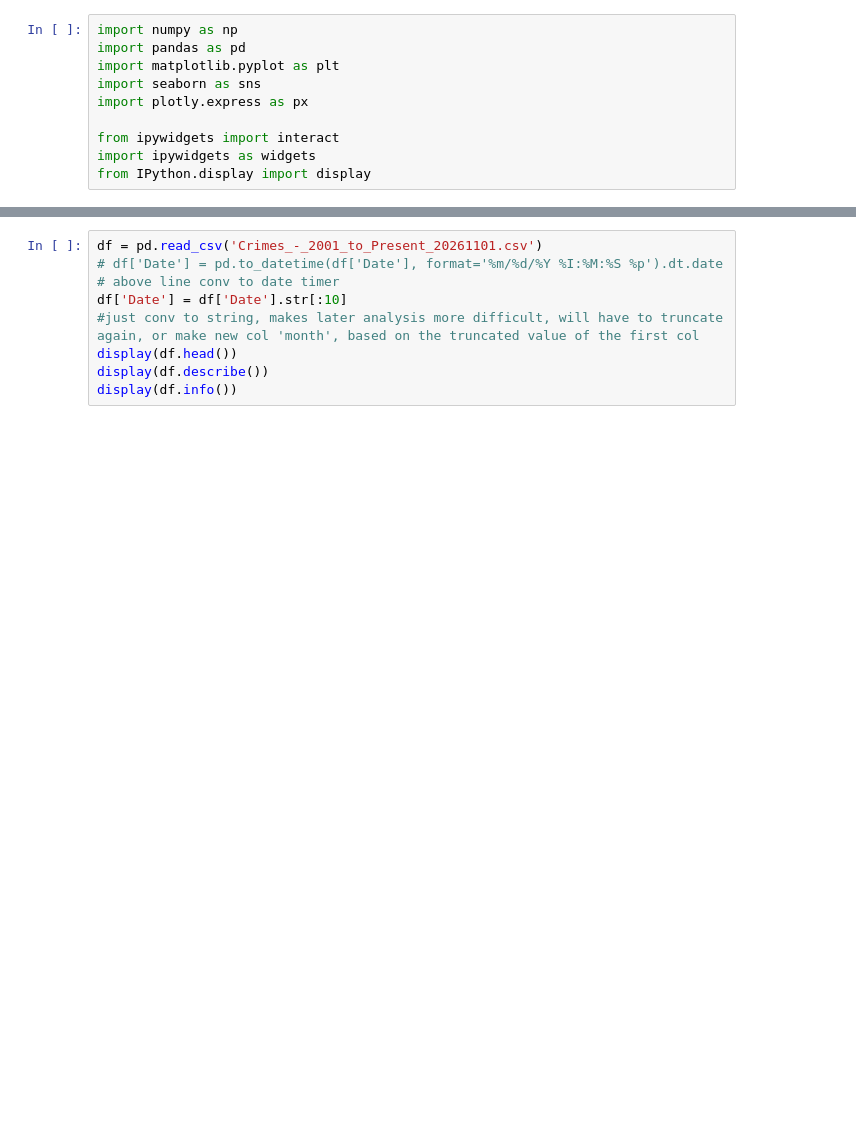
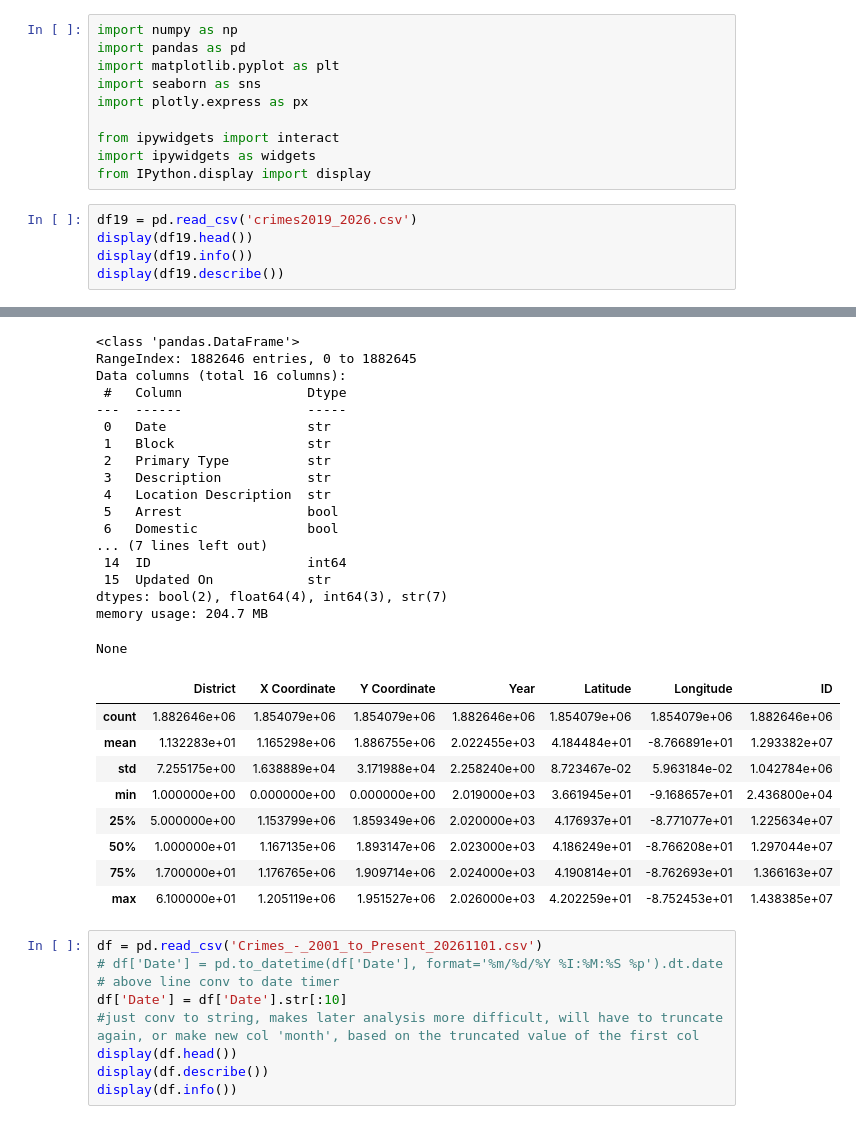
Before and after one commit to elliotlam32/ds2023crime, a Jupyter notebook: optimaldraft.ipynb, the cells around one changed output, grey strips where cells are left out. Saved outputs shown, nothing was run; the diff lists cells and outputs as text; blank space fills up the shorter version.

```diff
--- a/optimaldraft.ipynb
+++ b/optimaldraft.ipynb
@@ -8,3 +8,9 @@ import plotly.express as px
 from ipywidgets import interact
 import ipywidgets as widgets
 from IPython.display import display
+# %%
+df19 = pd.read_csv('crimes2019_2026.csv')
+display(df19.head())
+display(df19.info())
+display(df19.describe())
+# %% [output]
@@ -11,3 +23,30 @@ from IPython.display import display
+<class 'pandas.DataFrame'>
+RangeIndex: 1882646 entries, 0 to 1882645
+Data columns (total 16 columns):
+ #   Column                Dtype
+---  ------                -----
+ 0   Date                  str
+ 1   Block                 str
+ 2   Primary Type          str
+ 3   Description           str
+ 4   Location Description  str
+ 5   Arrest                bool
+ 6   Domestic              bool
+... (7 lines left out)
+ 14  ID                    int64
+ 15  Updated On            str
+dtypes: bool(2), float64(4), int64(3), str(7)
+memory usage: 204.7 MB
+None
+|  | District | X Coordinate | Y Coordinate | Year | Latitude | Longitude | ID |
+| count | 1.882646e+06 | 1.854079e+06 | 1.854079e+06 | 1.882646e+06 | 1.854079e+06 | 1.854079e+06 | 1.882646e+06 |
+| mean | 1.132283e+01 | 1.165298e+06 | 1.886755e+06 | 2.022455e+03 | 4.184484e+01 | -8.766891e+01 | 1.293382e+07 |
+| std | 7.255175e+00 | 1.638889e+04 | 3.171988e+04 | 2.258240e+00 | 8.723467e-02 | 5.963184e-02 | 1.042784e+06 |
+| min | 1.000000e+00 | 0.000000e+00 | 0.000000e+00 | 2.019000e+03 | 3.661945e+01 | -9.168657e+01 | 2.436800e+04 |
+| 25% | 5.000000e+00 | 1.153799e+06 | 1.859349e+06 | 2.020000e+03 | 4.176937e+01 | -8.771077e+01 | 1.225634e+07 |
+| 50% | 1.000000e+01 | 1.167135e+06 | 1.893147e+06 | 2.023000e+03 | 4.186249e+01 | -8.766208e+01 | 1.297044e+07 |
+| 75% | 1.700000e+01 | 1.176765e+06 | 1.909714e+06 | 2.024000e+03 | 4.190814e+01 | -8.762693e+01 | 1.366163e+07 |
+| max | 6.100000e+01 | 1.205119e+06 | 1.951527e+06 | 2.026000e+03 | 4.202259e+01 | -8.752453e+01 | 1.438385e+07 |
 # %%
 df = pd.read_csv('Crimes_-_2001_to_Present_20261101.csv')
 # df['Date'] = pd.to_datetime(df['Date'], format='%m/%d/%Y %I:%M:%S %p').dt.date
```
Also changed, not shown: parts of 7 cells of this notebook, 1 other file.
